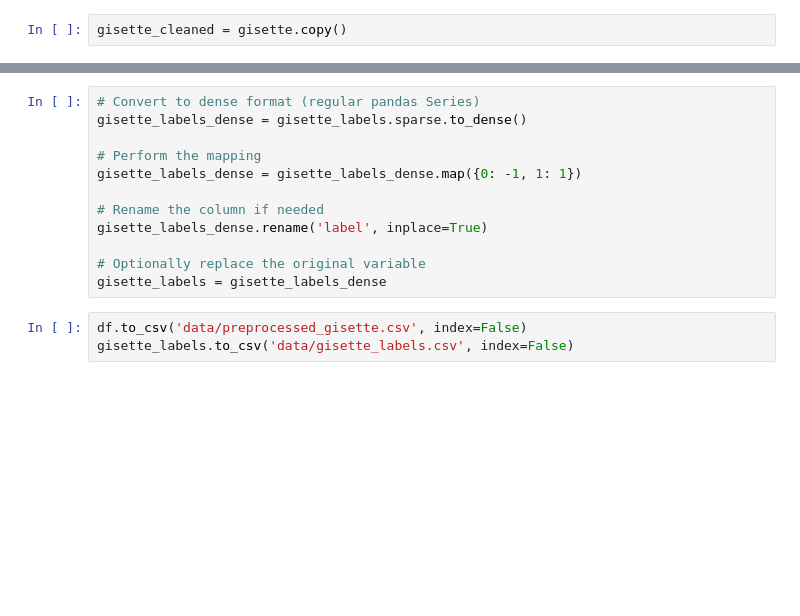
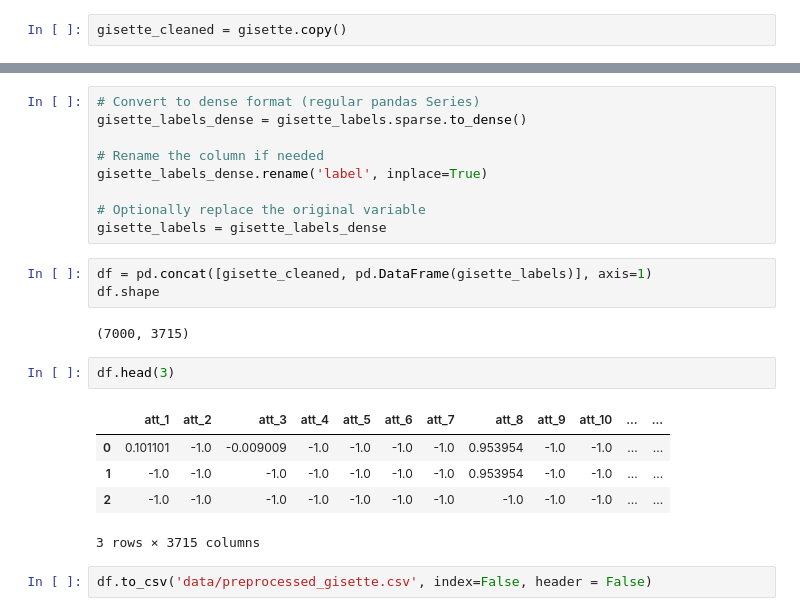
Before and after one commit to AgEwa/AML__CDD, a Jupyter notebook: gisette_data_preprocessing.ipynb, the cells around one changed output, grey strips where cells are left out. Drawn from its saved outputs; the diff is of its cells as text; blank space fills up the shorter version.

```diff
--- a/gisette_data_preprocessing.ipynb
+++ b/gisette_data_preprocessing.ipynb
@@ -66,15 +91,24 @@ df.shape
 # %%
 # Convert to dense format (regular pandas Series)
 gisette_labels_dense = gisette_labels.sparse.to_dense()
-
-# Perform the mapping
-gisette_labels_dense = gisette_labels_dense.map({0: -1, 1: 1})
 
 # Rename the column if needed
 gisette_labels_dense.rename('label', inplace=True)
 
 # Optionally replace the original variable
 gisette_labels = gisette_labels_dense
+# %%
+df = pd.concat([gisette_cleaned, pd.DataFrame(gisette_labels)], axis=1)
+df.shape
+# %% [output]
+(7000, 3715)
+# %%
+df.head(3)
+# %% [output]
+|  | att_1 | att_2 | att_3 | att_4 | att_5 | att_6 | att_7 | att_8 | att_9 | att_10 | ... | ... |
+| 0 | 0.101101 | -1.0 | -0.009009 | -1.0 | -1.0 | -1.0 | -1.0 | 0.953954 | -1.0 | -1.0 | ... | ... |
+| 1 | -1.0 | -1.0 | -1.0 | -1.0 | -1.0 | -1.0 | -1.0 | 0.953954 | -1.0 | -1.0 | ... | ... |
+| 2 | -1.0 | -1.0 | -1.0 | -1.0 | -1.0 | -1.0 | -1.0 | -1.0 | -1.0 | -1.0 | ... | ... |
+3 rows × 3715 columns
 # %%
-df.to_csv('data/preprocessed_gisette.csv', index=False)
-gisette_labels.to_csv('data/gisette_labels.csv', index=False)
+df.to_csv('data/preprocessed_gisette.csv', index=False, header = False)
```
Also changed, not shown: parts of 9 cells of this notebook, 3 other files.
